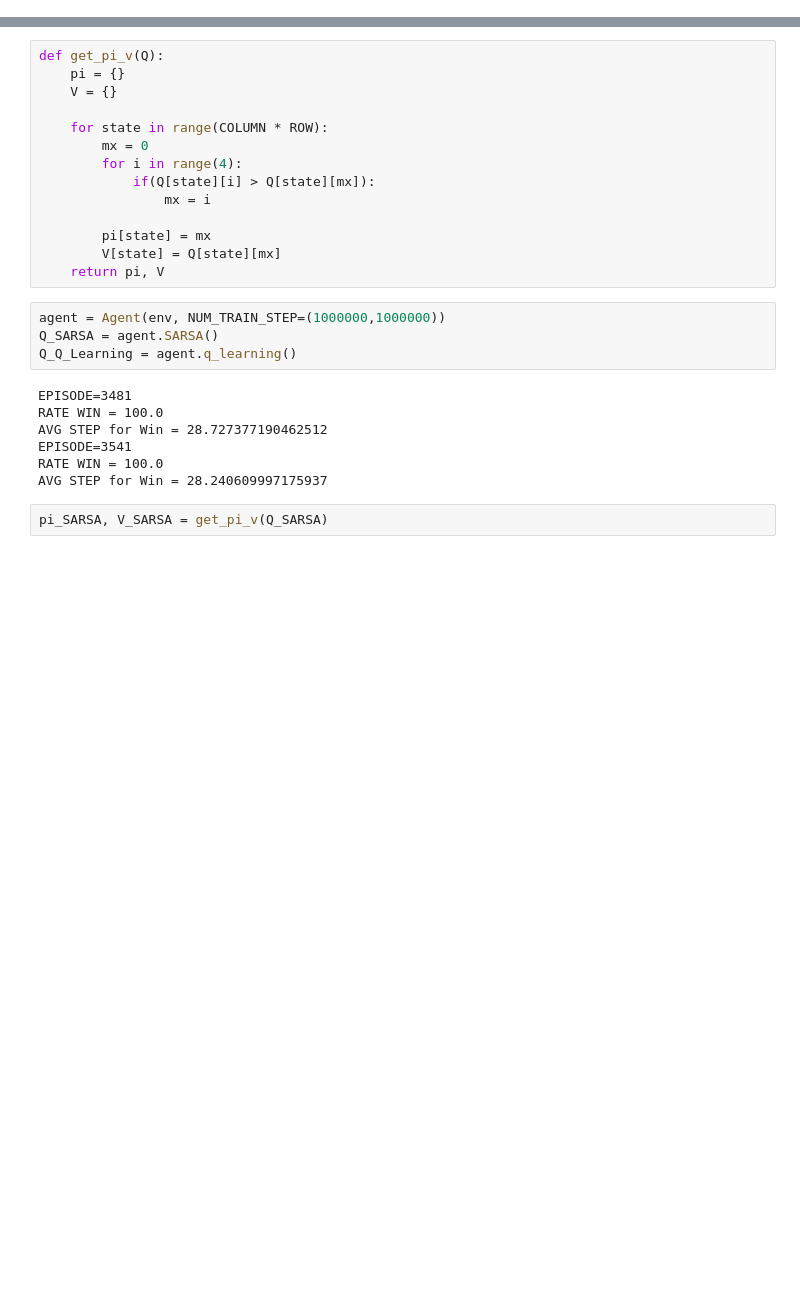
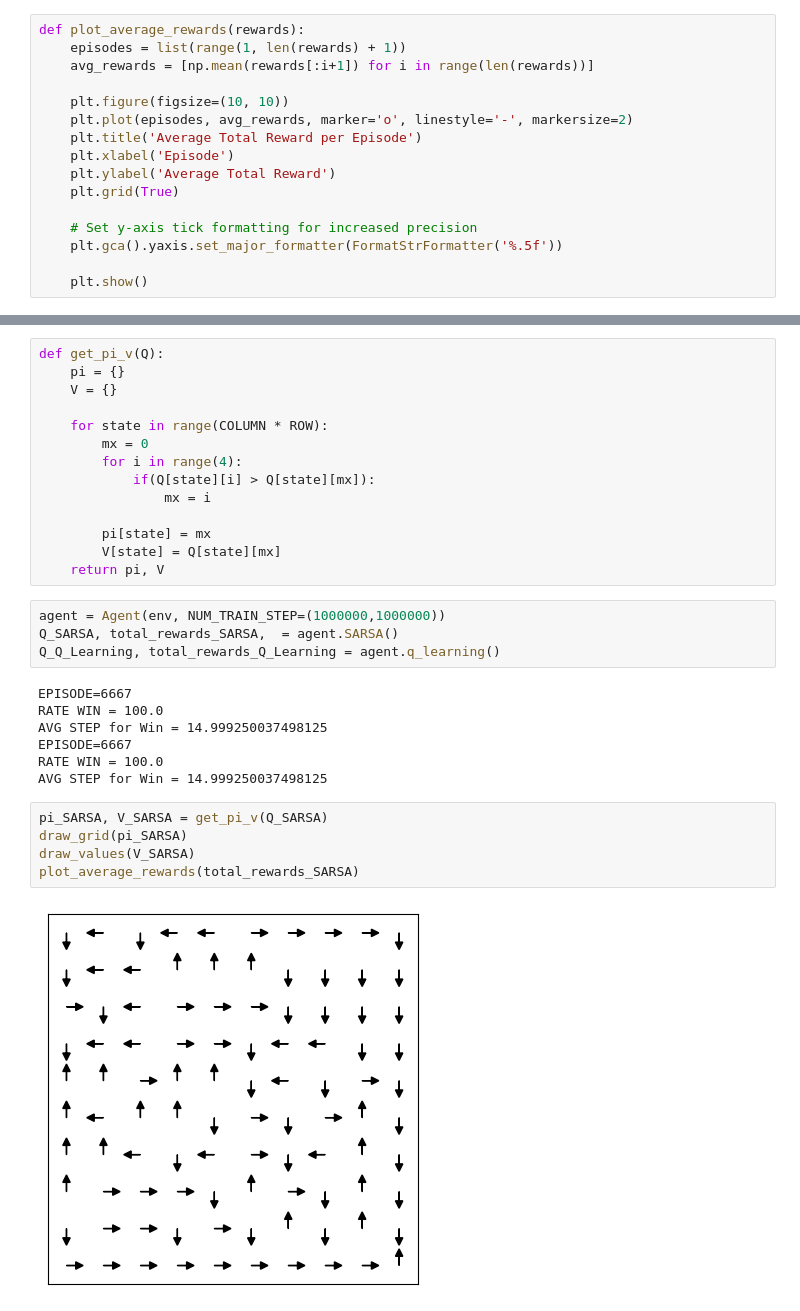
Before and after one commit to liAmirali/UIAI-RL-project, a Jupyter notebook: maze.ipynb, the cells around one changed output, grey strips where cells are left out. Saved outputs shown, nothing was run; the diff lists cells and outputs as text; blank space fills up the shorter version.

Commit message:
Add avg reward per episode plots

```diff
--- a/maze.ipynb
+++ b/maze.ipynb
@@ -12,6 +13,22 @@ N = 0
 E = 1
 S = 2
 W = 3
+# %%
+def plot_average_rewards(rewards):
+    episodes = list(range(1, len(rewards) + 1))
+    avg_rewards = [np.mean(rewards[:i+1]) for i in range(len(rewards))]
+
+    plt.figure(figsize=(10, 10))
+    plt.plot(episodes, avg_rewards, marker='o', linestyle='-', markersize=2)
+    plt.title('Average Total Reward per Episode')
+    plt.xlabel('Episode')
+    plt.ylabel('Average Total Reward')
+    plt.grid(True)
+
+    # Set y-axis tick formatting for increased precision
+    plt.gca().yaxis.set_major_formatter(FormatStrFormatter('%.5f'))
+
+    plt.show()
 # %%
 # function to show value for each cell
 def draw_values(data, cell_width=1, cell_height=1):
@@ -257,14 +293,19 @@ def get_pi_v(Q):
     return pi, V
 # %%
 agent = Agent(env, NUM_TRAIN_STEP=(1000000,1000000))
-Q_SARSA = agent.SARSA()
-Q_Q_Learning = agent.q_learning()
+Q_SARSA, total_rewards_SARSA,  = agent.SARSA()
+Q_Q_Learning, total_rewards_Q_Learning = agent.q_learning()
 # %% [output]
-EPISODE=3481
+EPISODE=6667
 RATE WIN = 100.0
-AVG STEP for Win = 28.727377190462512
-EPISODE=3541
+AVG STEP for Win = 14.999250037498125
+EPISODE=6667
 RATE WIN = 100.0
-AVG STEP for Win = 28.240609997175937
+AVG STEP for Win = 14.999250037498125
 # %%
 pi_SARSA, V_SARSA = get_pi_v(Q_SARSA)
+draw_grid(pi_SARSA)
+draw_values(V_SARSA)
+plot_average_rewards(total_rewards_SARSA)
+# %% [output]
+[figure, added]
```
Also changed, not shown: parts of 8 cells of this notebook.
